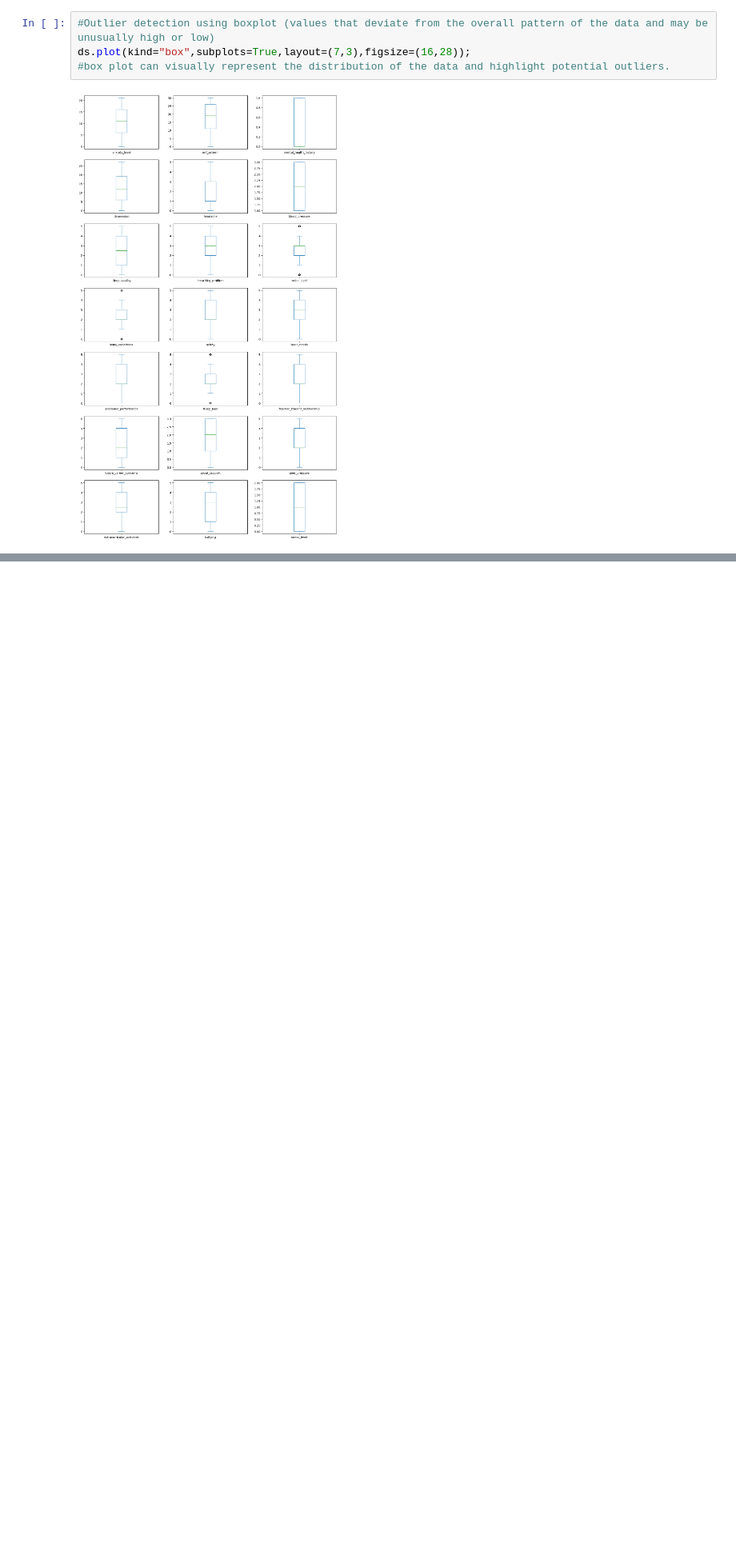
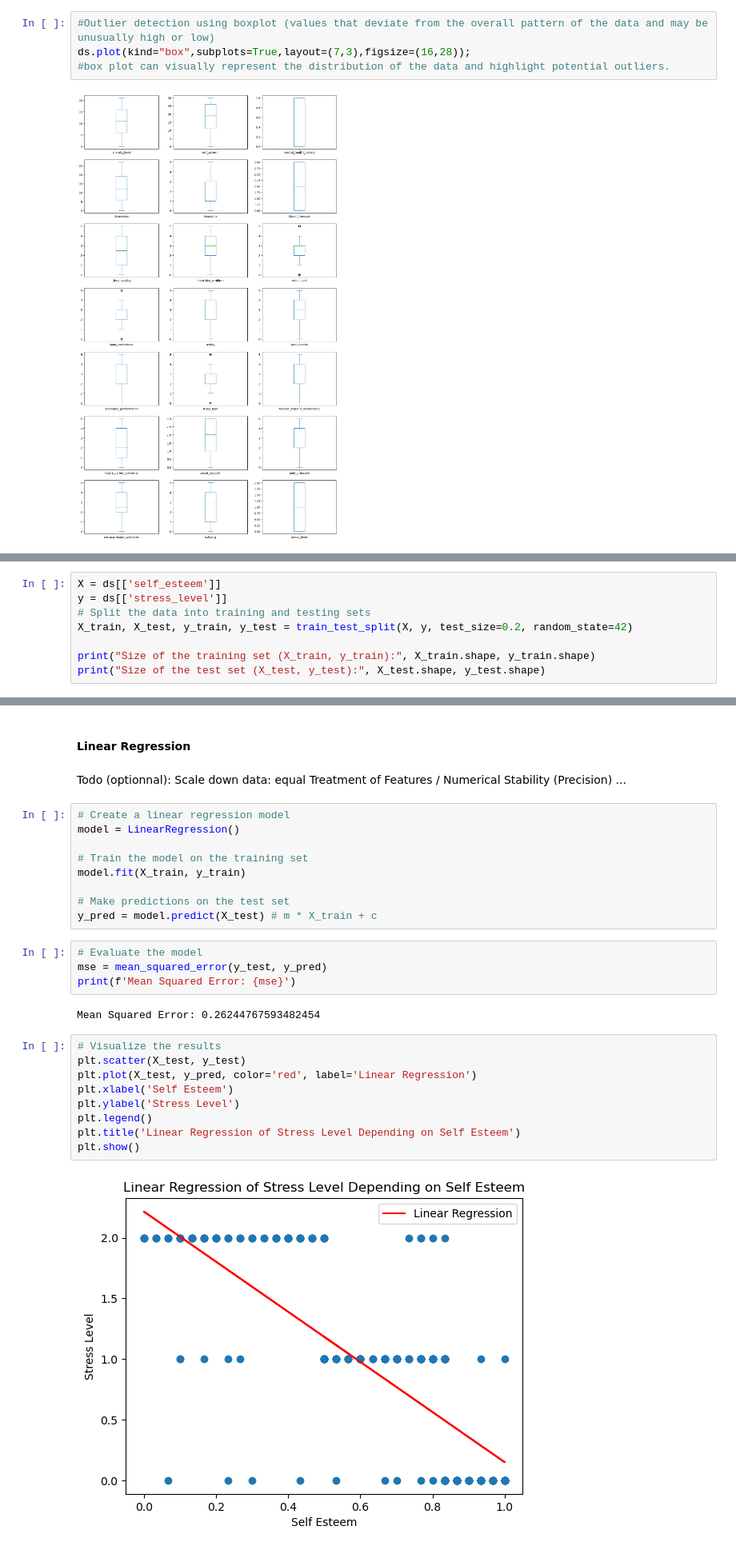
Before and after one commit to Yosri-Jemai/Student-Stress-Factors, a Jupyter notebook: Student Stress Analysis.ipynb, the cells around one changed output, grey strips where cells are left out. Shown: that part at 80% size. Drawn from its saved outputs; the diff is of its cells as text; blank space fills up the shorter version.

```diff
--- a/Student Stress Analysis.ipynb
+++ b/Student Stress Analysis.ipynb
@@ -246,0 +307,8 @@ We identified outliers in three columns during our data analysis (noise_level, l
+# %%
+X = ds[['self_esteem']]
+y = ds[['stress_level']]
+# Split the data into training and testing sets
+X_train, X_test, y_train, y_test = train_test_split(X, y, test_size=0.2, random_state=42)
+
+print("Size of the training set (X_train, y_train):", X_train.shape, y_train.shape)
+print("Size of the test set (X_test, y_test):", X_test.shape, y_test.shape)
@@ -246,0 +318,30 @@ We identified outliers in three columns during our data analysis (noise_level, l
+# %% [markdown]
+#### Linear Regression
+# %% [markdown]
+Todo (optionnal): Scale down data: equal Treatment of Features / Numerical Stability (Precision) ...
+# %%
+# Create a linear regression model
+model = LinearRegression()
+
+# Train the model on the training set
+model.fit(X_train, y_train)
+
+# Make predictions on the test set
+y_pred = model.predict(X_test) # m * X_train + c
+# %%
+# Evaluate the model
+mse = mean_squared_error(y_test, y_pred)
+print(f'Mean Squared Error: {mse}')
+# %% [output]
+Mean Squared Error: 0.26244767593482454
+# %%
+# Visualize the results
+plt.scatter(X_test, y_test)
+plt.plot(X_test, y_pred, color='red', label='Linear Regression')
+plt.xlabel('Self Esteem')
+plt.ylabel('Stress Level')
+plt.legend()
+plt.title('Linear Regression of Stress Level Depending on Self Esteem')
+plt.show()
+# %% [output]
+[figure, added]
```
Also changed, not shown: parts of 19 cells of this notebook.
